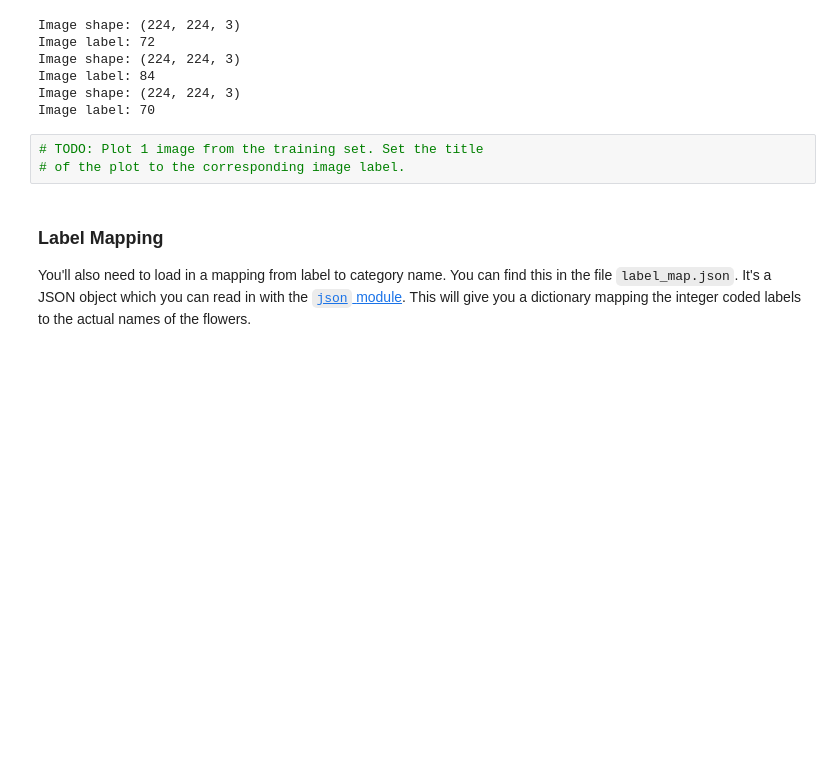
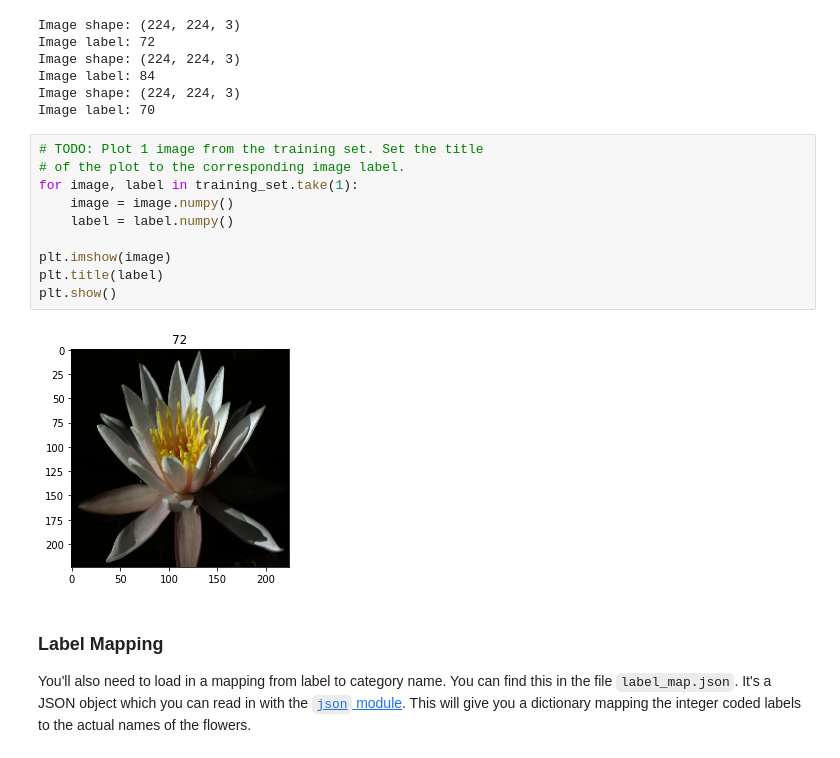
Before and after one commit to ChrisEdel/Introduction-to-Machine-Learning-with-TensorFlow, a Jupyter notebook: image_classifier/Project_Image_Classifier_Project.ipynb, the cells around one changed output. Cells and saved outputs as stored; diff of their text form; blank space fills up the shorter version.

```diff
--- a/image_classifier/Project_Image_Classifier_Project.ipynb
+++ b/image_classifier/Project_Image_Classifier_Project.ipynb
@@ -108,6 +109,15 @@ Image label: 70
 # %%
 # TODO: Plot 1 image from the training set. Set the title
 # of the plot to the corresponding image label.
+for image, label in training_set.take(1):
+    image = image.numpy()
+    label = label.numpy()
+
+plt.imshow(image)
+plt.title(label)
+plt.show()
+# %% [output]
+[figure, added]
 # %% [markdown]
 ### Label Mapping
 
```
Also changed, not shown: parts of 1 cell of this notebook.
